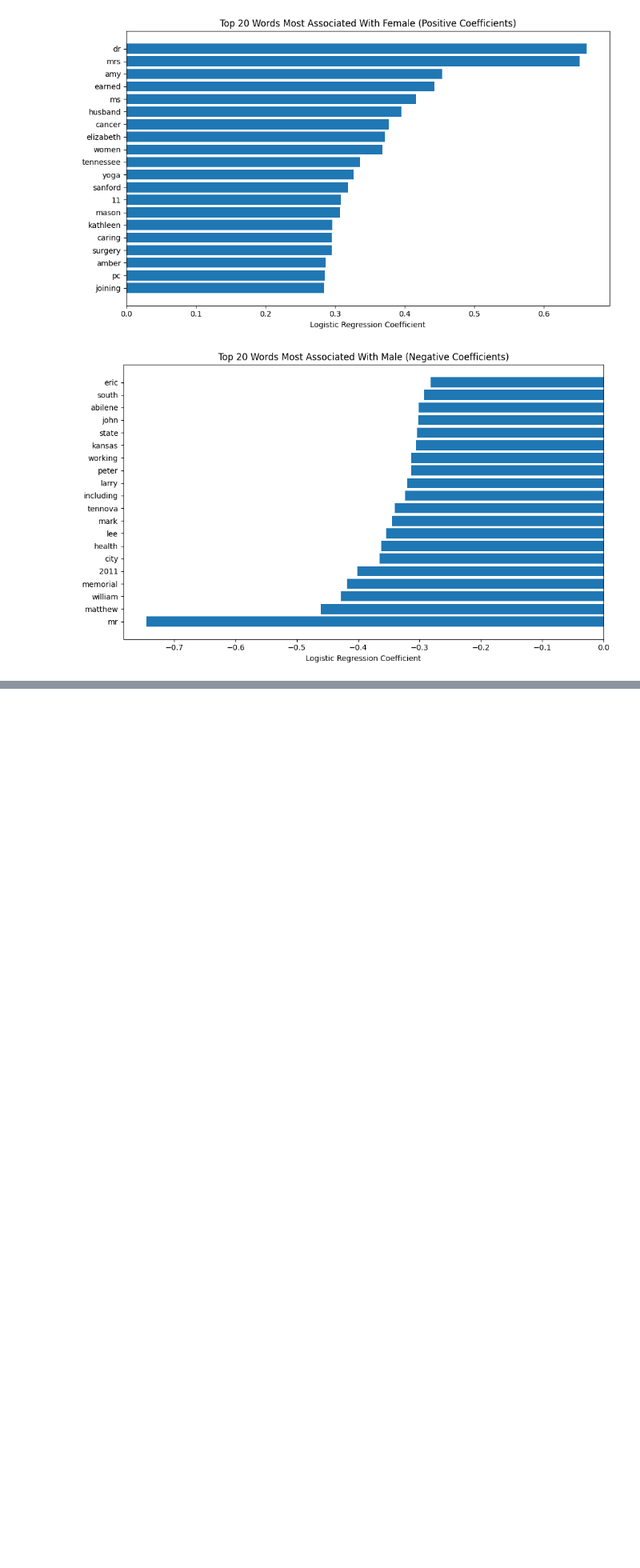
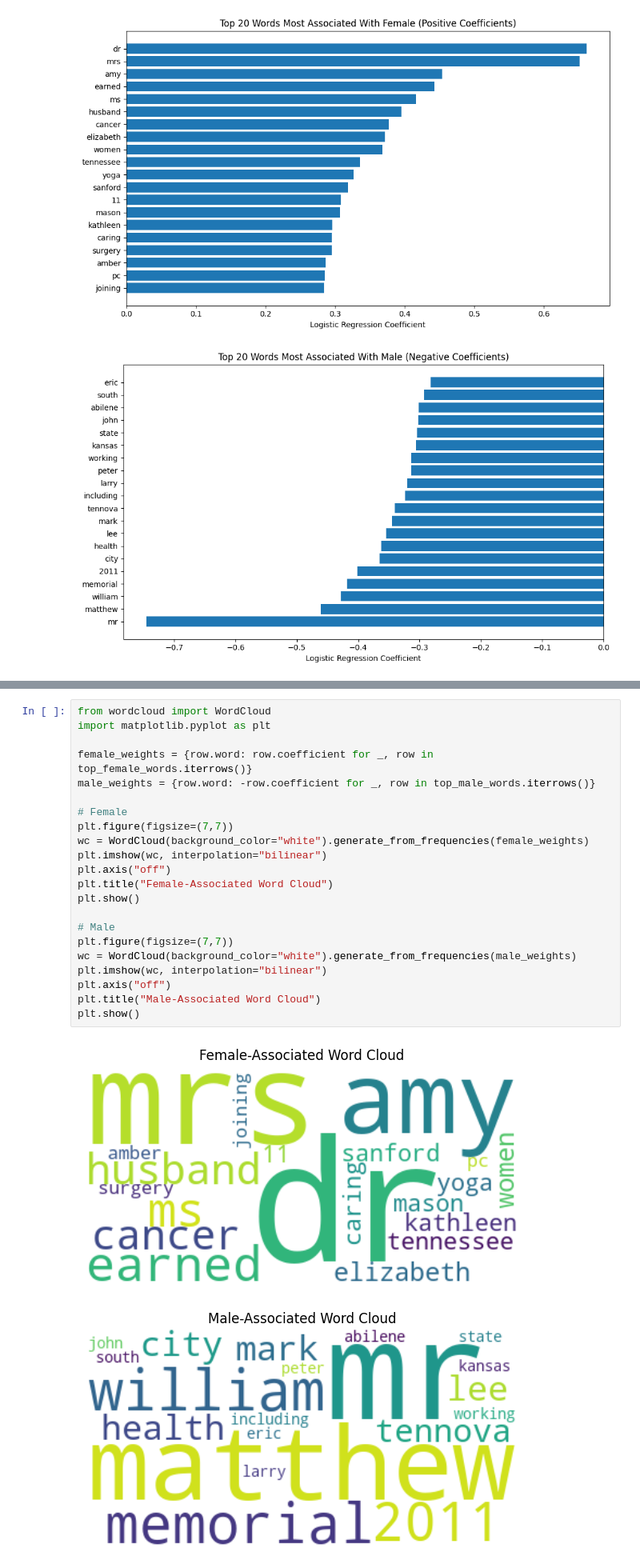
Before and after one commit to Shilpi261985/P2_SyntheticData_BIAS, a Jupyter notebook: src/vectorizer_classifier/vectorizer_classifier_original_nurseDS.ipynb, the cells around one changed output, grey strips where cells are left out. Shown: that part at 80% size. Saved outputs shown, nothing was run; the diff lists cells and outputs as text; blank space fills up the shorter version.

```diff
--- a/src/vectorizer_classifier/vectorizer_classifier_original_nurseDS.ipynb
+++ b/src/vectorizer_classifier/vectorizer_classifier_original_nurseDS.ipynb
@@ -244,0 +269,25 @@ plt.show()
+# %%
+from wordcloud import WordCloud
+import matplotlib.pyplot as plt
+
+female_weights = {row.word: row.coefficient for _, row in top_female_words.iterrows()}
+male_weights = {row.word: -row.coefficient for _, row in top_male_words.iterrows()}
+
+# Female
+plt.figure(figsize=(7,7))
+wc = WordCloud(background_color="white").generate_from_frequencies(female_weights)
+plt.imshow(wc, interpolation="bilinear")
+plt.axis("off")
+plt.title("Female-Associated Word Cloud")
+plt.show()
+
+# Male
+plt.figure(figsize=(7,7))
+wc = WordCloud(background_color="white").generate_from_frequencies(male_weights)
+plt.imshow(wc, interpolation="bilinear")
+plt.axis("off")
+plt.title("Male-Associated Word Cloud")
+plt.show()
+# %% [output]
+[figure, added]
+[figure, added]
```
Also changed, not shown: parts of 1 cell of this notebook.
